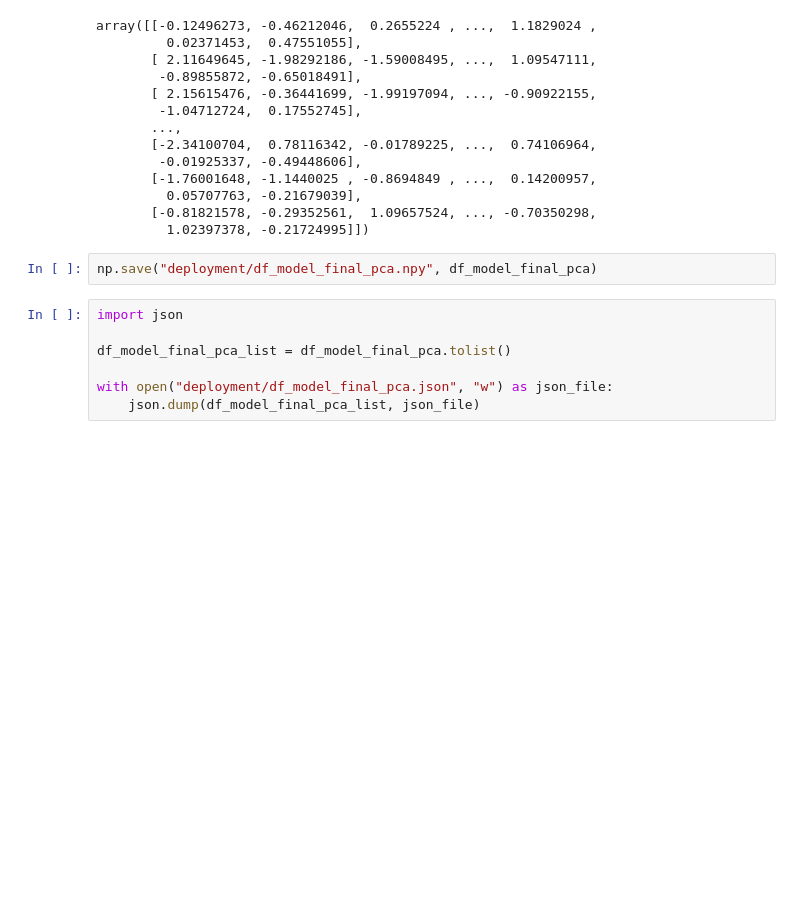
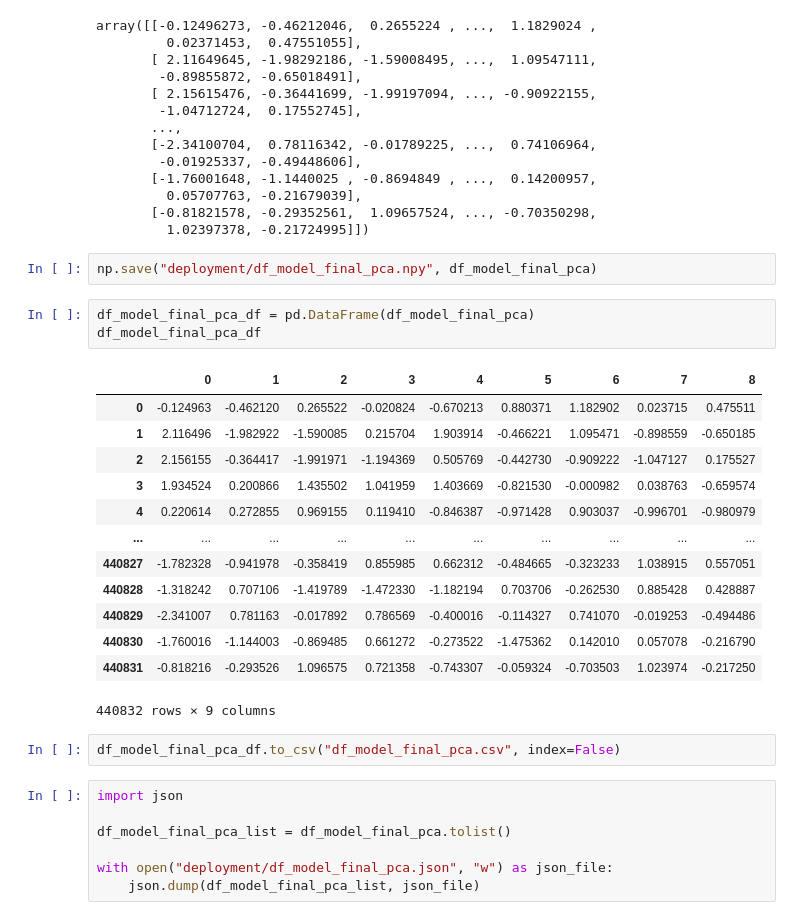
Before and after one commit to FTDS-assignment-bay/p2-final-project-ftds-033-rmt-group-002, a Jupyter notebook: model_clustering.ipynb, the cells around one changed output. Cells and saved outputs as stored; diff of their text form; blank space fills up the shorter version.

Commit message:
update minor model

```diff
--- a/model_clustering.ipynb
+++ b/model_clustering.ipynb
@@ -670,6 +686,25 @@ array([[-0.12496273, -0.46212046,  0.2655224 , ...,  1.1829024 ,
          1.02397378, -0.21724995]])
 # %%
 np.save("deployment/df_model_final_pca.npy", df_model_final_pca)
+# %%
+df_model_final_pca_df = pd.DataFrame(df_model_final_pca)
+df_model_final_pca_df
+# %% [output]
+|  | 0 | 1 | 2 | 3 | 4 | 5 | 6 | 7 | 8 |
+| 0 | -0.124963 | -0.462120 | 0.265522 | -0.020824 | -0.670213 | 0.880371 | 1.182902 | 0.023715 | 0.475511 |
+| 1 | 2.116496 | -1.982922 | -1.590085 | 0.215704 | 1.903914 | -0.466221 | 1.095471 | -0.898559 | -0.650185 |
+| 2 | 2.156155 | -0.364417 | -1.991971 | -1.194369 | 0.505769 | -0.442730 | -0.909222 | -1.047127 | 0.175527 |
+| 3 | 1.934524 | 0.200866 | 1.435502 | 1.041959 | 1.403669 | -0.821530 | -0.000982 | 0.038763 | -0.659574 |
+| 4 | 0.220614 | 0.272855 | 0.969155 | 0.119410 | -0.846387 | -0.971428 | 0.903037 | -0.996701 | -0.980979 |
+| ... | ... | ... | ... | ... | ... | ... | ... | ... | ... |
+| 440827 | -1.782328 | -0.941978 | -0.358419 | 0.855985 | 0.662312 | -0.484665 | -0.323233 | 1.038915 | 0.557051 |
+| 440828 | -1.318242 | 0.707106 | -1.419789 | -1.472330 | -1.182194 | 0.703706 | -0.262530 | 0.885428 | 0.428887 |
+| 440829 | -2.341007 | 0.781163 | -0.017892 | 0.786569 | -0.400016 | -0.114327 | 0.741070 | -0.019253 | -0.494486 |
+| 440830 | -1.760016 | -1.144003 | -0.869485 | 0.661272 | -0.273522 | -1.475362 | 0.142010 | 0.057078 | -0.216790 |
+| 440831 | -0.818216 | -0.293526 | 1.096575 | 0.721358 | -0.743307 | -0.059324 | -0.703503 | 1.023974 | -0.217250 |
+440832 rows × 9 columns
+# %%
+df_model_final_pca_df.to_csv("df_model_final_pca.csv", index=False)
 # %%
 import json
 
```
Also changed, not shown: parts of 3 cells of this notebook, 9 other files.
